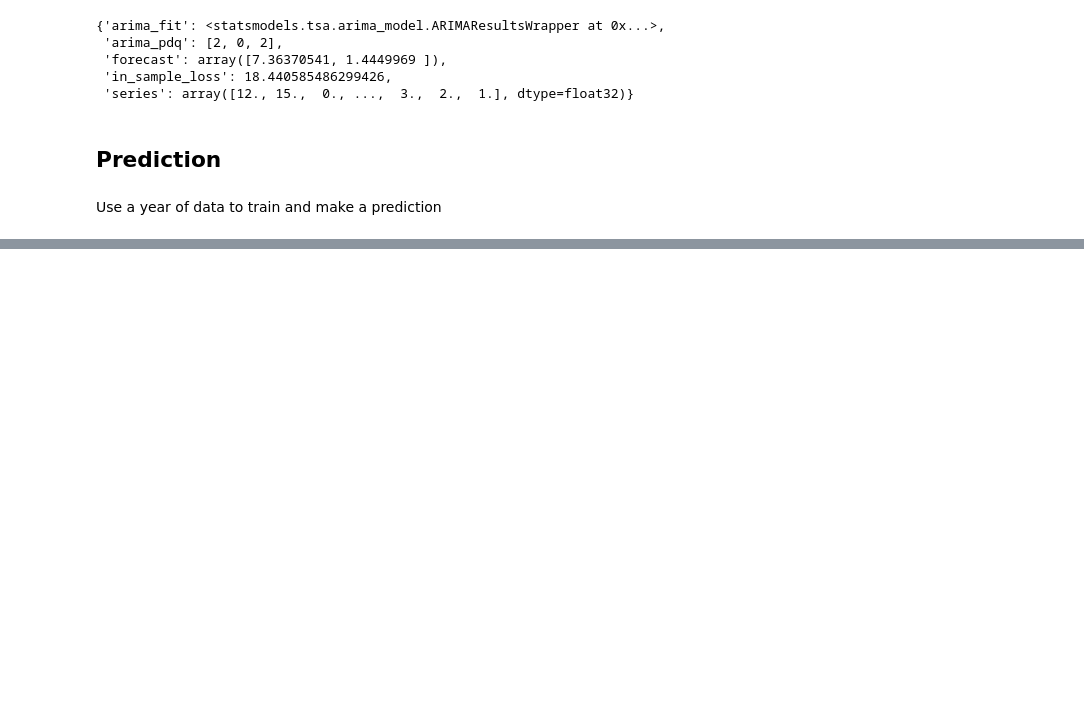
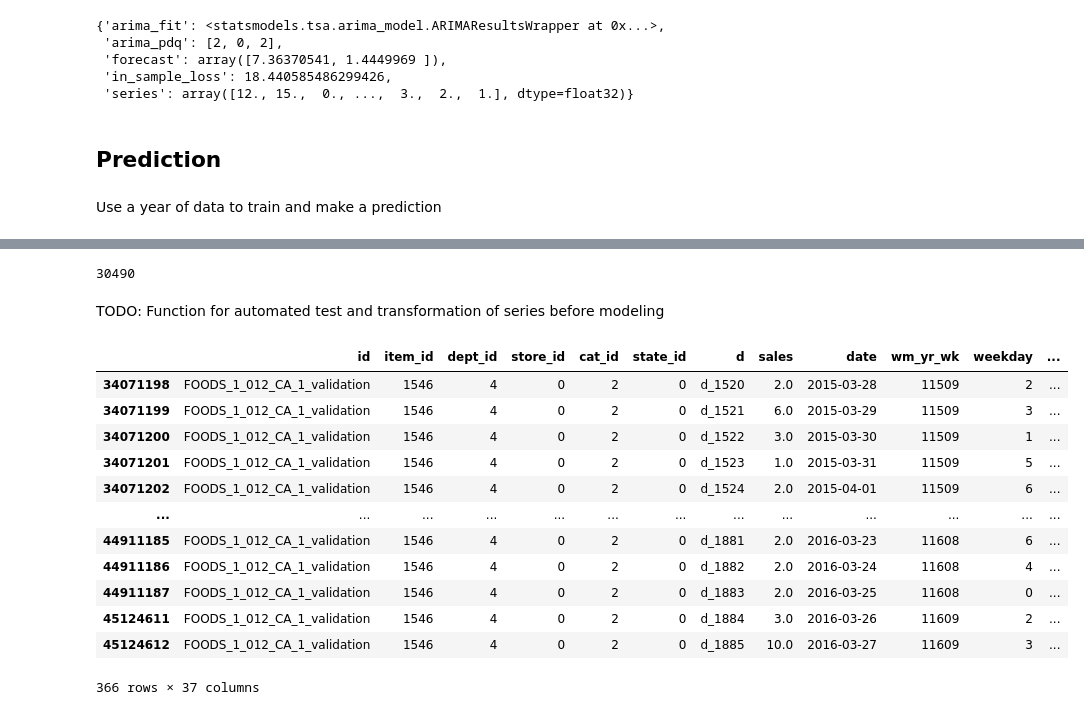
Before and after one commit to DanteHaywood/m5_forecast_accuracy, a Jupyter notebook: m5_forecast_accuracy.ipynb, the cells around one changed output, grey strips where cells are left out. Drawn from its saved outputs; the diff is of its cells as text; code cells hidden in the pictures; blank space fills up the shorter version.

```diff
--- a/m5_forecast_accuracy.ipynb
+++ b/m5_forecast_accuracy.ipynb
@@ -868,0 +883,6 @@ Timestamp('2016-04-24 00:00:00')
+# %%
+len(all_id)
+# %% [output]
+30490
+# %% [markdown]
+TODO: Function for automated test and transformation of series before modeling
@@ -868,0 +891,16 @@ Timestamp('2016-04-24 00:00:00')
+# %%
+train
+# %% [output]
+|  | id | item_id | dept_id | store_id | cat_id | state_id | d | sales | date | wm_yr_wk | weekday | ... |
+| 34071198 | FOODS_1_012_CA_1_validation | 1546 | 4 | 0 | 2 | 0 | d_1520 | 2.0 | 2015-03-28 | 11509 | 2 | ... |
+| 34071199 | FOODS_1_012_CA_1_validation | 1546 | 4 | 0 | 2 | 0 | d_1521 | 6.0 | 2015-03-29 | 11509 | 3 | ... |
+| 34071200 | FOODS_1_012_CA_1_validation | 1546 | 4 | 0 | 2 | 0 | d_1522 | 3.0 | 2015-03-30 | 11509 | 1 | ... |
+| 34071201 | FOODS_1_012_CA_1_validation | 1546 | 4 | 0 | 2 | 0 | d_1523 | 1.0 | 2015-03-31 | 11509 | 5 | ... |
+| 34071202 | FOODS_1_012_CA_1_validation | 1546 | 4 | 0 | 2 | 0 | d_1524 | 2.0 | 2015-04-01 | 11509 | 6 | ... |
+| ... | ... | ... | ... | ... | ... | ... | ... | ... | ... | ... | ... | ... |
+| 44911185 | FOODS_1_012_CA_1_validation | 1546 | 4 | 0 | 2 | 0 | d_1881 | 2.0 | 2016-03-23 | 11608 | 6 | ... |
+| 44911186 | FOODS_1_012_CA_1_validation | 1546 | 4 | 0 | 2 | 0 | d_1882 | 2.0 | 2016-03-24 | 11608 | 4 | ... |
+| 44911187 | FOODS_1_012_CA_1_validation | 1546 | 4 | 0 | 2 | 0 | d_1883 | 2.0 | 2016-03-25 | 11608 | 0 | ... |
+| 45124611 | FOODS_1_012_CA_1_validation | 1546 | 4 | 0 | 2 | 0 | d_1884 | 3.0 | 2016-03-26 | 11609 | 2 | ... |
+| 45124612 | FOODS_1_012_CA_1_validation | 1546 | 4 | 0 | 2 | 0 | d_1885 | 10.0 | 2016-03-27 | 11609 | 3 | ... |
+366 rows × 37 columns
```
Also changed, not shown: parts of 14 cells of this notebook.
